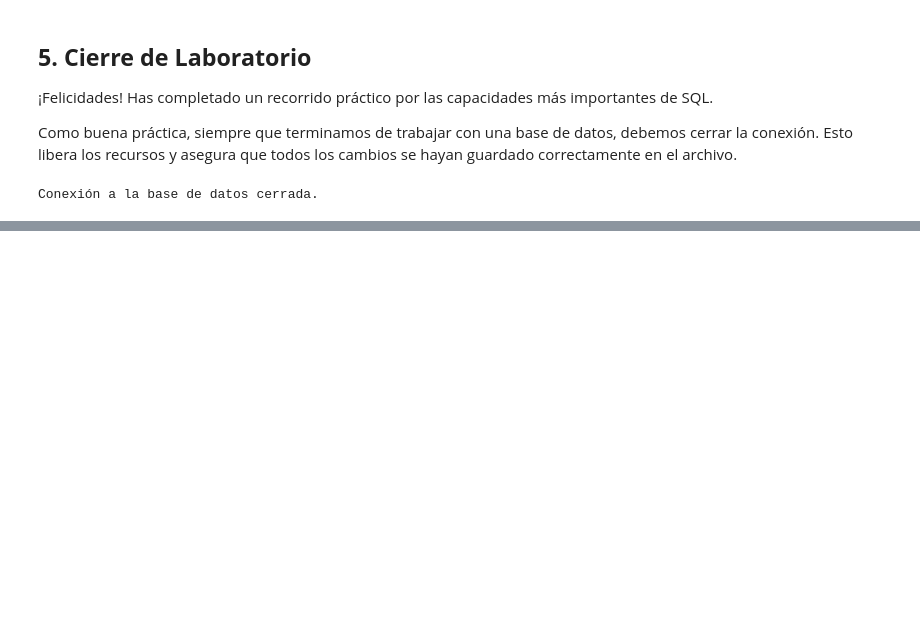
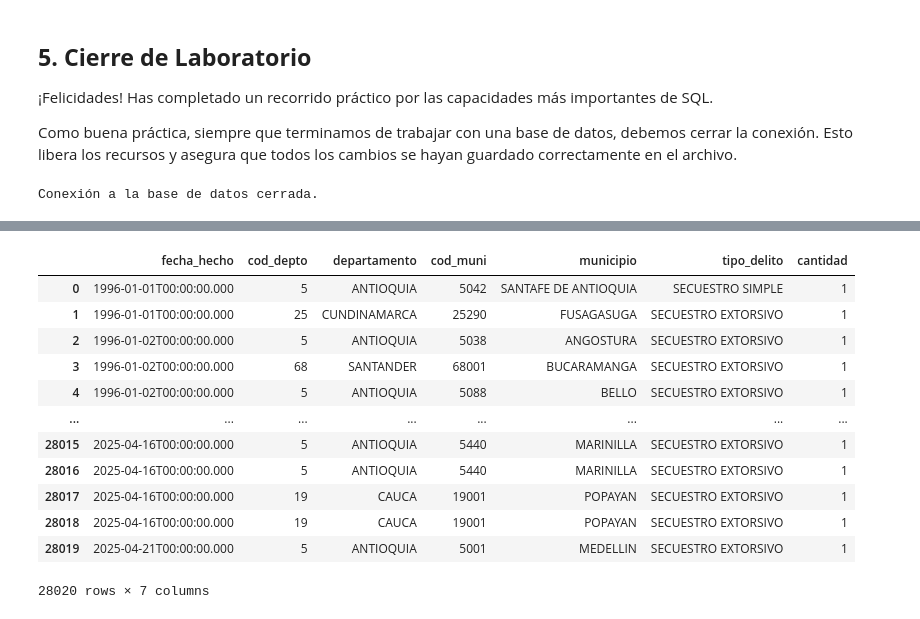
Before and after one commit to uStatisticalDataPulse/diplomado-gestion-datos, a Jupyter notebook: Cuadernos/SQL_Class.ipynb, the cells around one changed output, grey strips where cells are left out. Drawn from its saved outputs; the diff is of its cells as text; code cells hidden in the pictures; blank space fills up the shorter version.

```diff
--- a/Cuadernos/SQL_Class.ipynb
+++ b/Cuadernos/SQL_Class.ipynb
@@ -347,0 +607,17 @@ Conexión a la base de datos cerrada.
+# %%
+DF=pd.read_json("https://www.datos.gov.co/resource/d7zw-hpf4.json?$limit=100000")
+DF
+# %% [output]
+|  | fecha_hecho | cod_depto | departamento | cod_muni | municipio | tipo_delito | cantidad |
+| 0 | 1996-01-01T00:00:00.000 | 5 | ANTIOQUIA | 5042 | SANTAFE DE ANTIOQUIA | SECUESTRO SIMPLE | 1 |
+| 1 | 1996-01-01T00:00:00.000 | 25 | CUNDINAMARCA | 25290 | FUSAGASUGA | SECUESTRO EXTORSIVO | 1 |
+| 2 | 1996-01-02T00:00:00.000 | 5 | ANTIOQUIA | 5038 | ANGOSTURA | SECUESTRO EXTORSIVO | 1 |
+| 3 | 1996-01-02T00:00:00.000 | 68 | SANTANDER | 68001 | BUCARAMANGA | SECUESTRO EXTORSIVO | 1 |
+| 4 | 1996-01-02T00:00:00.000 | 5 | ANTIOQUIA | 5088 | BELLO | SECUESTRO EXTORSIVO | 1 |
+| ... | ... | ... | ... | ... | ... | ... | ... |
+| 28015 | 2025-04-16T00:00:00.000 | 5 | ANTIOQUIA | 5440 | MARINILLA | SECUESTRO EXTORSIVO | 1 |
+| 28016 | 2025-04-16T00:00:00.000 | 5 | ANTIOQUIA | 5440 | MARINILLA | SECUESTRO EXTORSIVO | 1 |
+| 28017 | 2025-04-16T00:00:00.000 | 19 | CAUCA | 19001 | POPAYAN | SECUESTRO EXTORSIVO | 1 |
+| 28018 | 2025-04-16T00:00:00.000 | 19 | CAUCA | 19001 | POPAYAN | SECUESTRO EXTORSIVO | 1 |
+| 28019 | 2025-04-21T00:00:00.000 | 5 | ANTIOQUIA | 5001 | MEDELLIN | SECUESTRO EXTORSIVO | 1 |
+28020 rows × 7 columns
```
Also changed, not shown: parts of 45 cells of this notebook, 2 other files.
